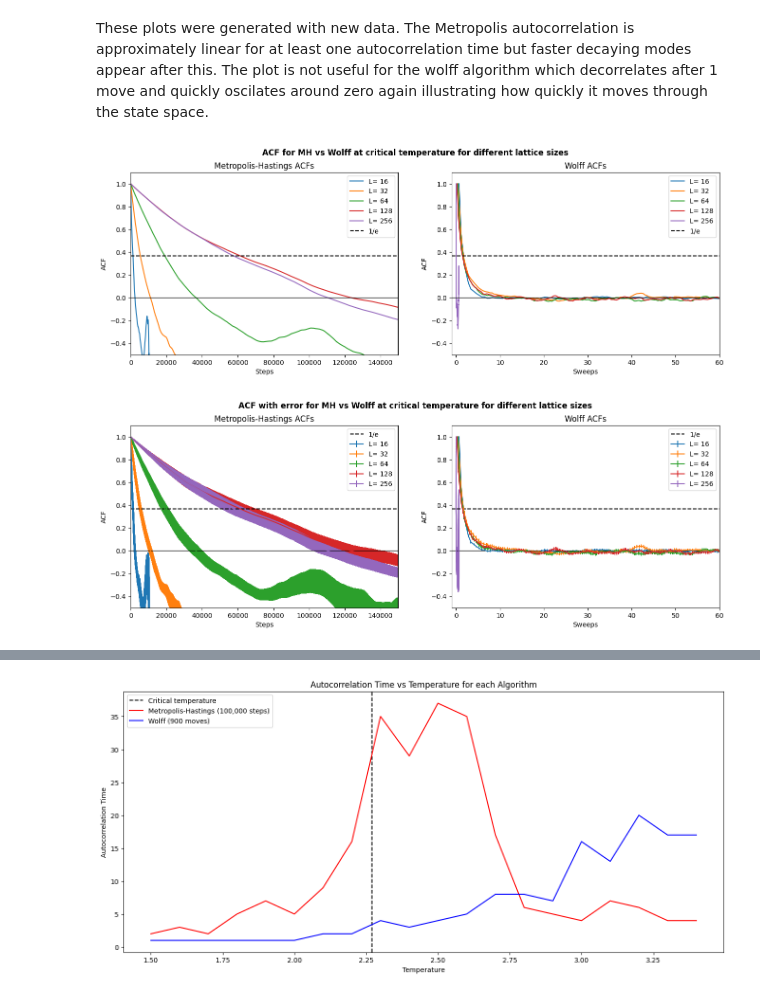
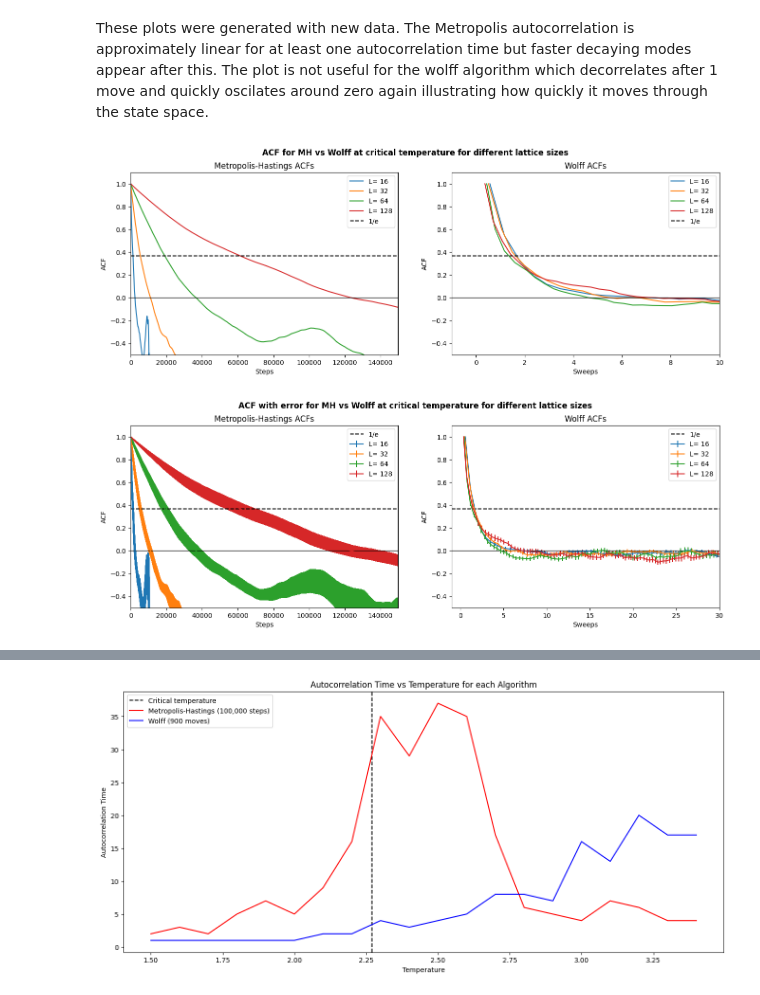
Before and after one commit to tdeng455/Part-II-Computational-Physics-Project, a Jupyter notebook: workbook.ipynb, the cells around one changed output, grey strips where cells are left out. Drawn from its saved outputs; the diff is of its cells as text; code cells hidden in the pictures.

```diff
--- a/workbook.ipynb
+++ b/workbook.ipynb
@@ -582,20 +605,20 @@ These plots were generated with new data. The Metropolis autocorrelation is appr
 """Plotting the autocorrelation function at different lattice sizes
    source: acf3.py
 """
-wolff_data = [np.load('wolff_acf_16_2.npy'), np.load('wolff_acf_32_2.npy'), np.load('wolff_acf_64_2.npy'),
-              np.load('wolff_acf_128_2.npy'), np.load('wolff_acf_256_2.npy')]
+wolff_data = [np.load('wolff_acf_16.npy'), np.load('wolff_acf_32.npy'), np.load('wolff_acf_64.npy'),
+              np.load('wolff_acf_128.npy')]
 
 mh_data = [np.load('MH_acf_16_2.npy'), np.load('MH_acf_32_2.npy'), np.load('MH_acf_64_2.npy'),
-           np.load('MH_acf_128_2.npy'), np.load('MH_acf_256_2.npy')]
+           np.load('MH_acf_128_2.npy')]
 
-widths = [16,32,64,128,256]
+widths = [16,32,64,128]
 
 fig, ax = plt.subplots(1,2,figsize = (16,5))
 fig.suptitle('ACF for MH vs Wolff at critical temperature for different lattice sizes', fontweight='bold')
 
-for i in range(5):
+for i in range(4):
    ax[1].plot(wolff_data[i][0], wolff_data[i][1], label=('L= ' + str(widths[i])))
-   ax[0].plot(mh_data[i][0], label=('L= ' + str(widths[i])))
+   ax[0].plot(range(len(mh_data[i][0])), mh_data[i][0], label=('L= ' + str(widths[i])))
 
 ax[0].axhline(y=np.exp(-1), color='black', linestyle='--', label='1/e')
 ax[1].axhline(y=np.exp(-1), color='black', linestyle='--', label='1/e')
@@ -603,7 +626,7 @@ ax[0].axhline(0, color='black', linewidth=0.9)
 ax[1].axhline(0, color='black', linewidth=0.9)
 ax[0].set_ylim(-0.5,1.1)
 ax[1].set_ylim(-0.5,1.1)
-ax[1].set_xlim(-1,60)
+ax[1].set_xlim(-1,10)
 ax[0].set_xlim(-100,150000)
 ax[0].set_xlabel('Steps')
 ax[0].set_ylabel('ACF')
@@ -615,42 +638,42 @@ ax[0].legend()
 ax[1].legend()
 plt.show()
 # %% [output]
-[figure, old version]
+[figure, new version]
 # %%
-"""Plotting the autocorrelation function at different lattice sizes
+"""Plotting the autocorrelation function with error at different lattice sizes
    source: acf3.py
 """
-wolff_data = [np.load('wolff_acf_16_2.npy'), np.load('wolff_acf_32_2.npy'), np.load('wolff_acf_64_2.npy'),
-              np.load('wolff_acf_128_2.npy'), np.load('wolff_acf_256_2.npy')]
+wolff_data = [np.load('wolff_acf_16.npy'), np.load('wolff_acf_32.npy'), np.load('wolff_acf_64.npy'),
+              np.load('wolff_acf_128.npy')]
 
 mh_data = [np.load('MH_acf_16_2.npy'), np.load('MH_acf_32_2.npy'), np.load('MH_acf_64_2.npy'),
-           np.load('MH_acf_128_2.npy'), np.load('MH_acf_256_2.npy')]
+           np.load('MH_acf_128_2.npy')]
 
-widths = [16,32,64,128,256]
+widths = [16,32,64,128]
 
 fig, ax = plt.subplots(1,2,figsize = (16,5))
 fig.suptitle('ACF with error for MH vs Wolff at critical temperature for different lattice sizes', fontweight='bold')
 
-for i in range(5):
+for i in range(4):
    ax[1].errorbar(x=wolff_data[i][0], y=wolff_data[i][1], yerr=wolff_data[i][2], label=('L= ' + str(widths[i])))
    ax[0].errorbar(x=range(len(mh_data[i][0])), y=mh_data[i][0], yerr=mh_data[i][1], label=('L= ' + str(widths[i])))
 
 ax[0].axhline(y=np.exp(-1), color='black', linestyle='--', label='1/e')
 ax[1].axhline(y=np.exp(-1), color='black', linestyle='--', label='1/e')
 ax[0].axhline(0, color='black', linewidth=0.9)
 ax[1].axhline(0, color='black', linewidth=0.9)
 ax[0].set_ylim(-0.5,1.1)
 ax[1].set_ylim(-0.5,1.1)
-ax[1].set_xlim(-1,60)
+ax[1].set_xlim(-1,30)
 ax[0].set_xlim(-100,150000)
 ax[0].set_xlabel('Steps')
 ax[0].set_ylabel('ACF')
 ax[1].set_xlabel('Sweeps')
 ax[1].set_ylabel('ACF')
 ax[1].set_title('Wolff ACFs')
 ax[0].set_title('Metropolis-Hastings ACFs')
 ax[0].legend()
 ax[1].legend()
 plt.show()
 # %% [output]
-[figure, old version]
+[figure, new version]
```
Also changed, not shown: parts of 14 cells of this notebook, 15 other files.
